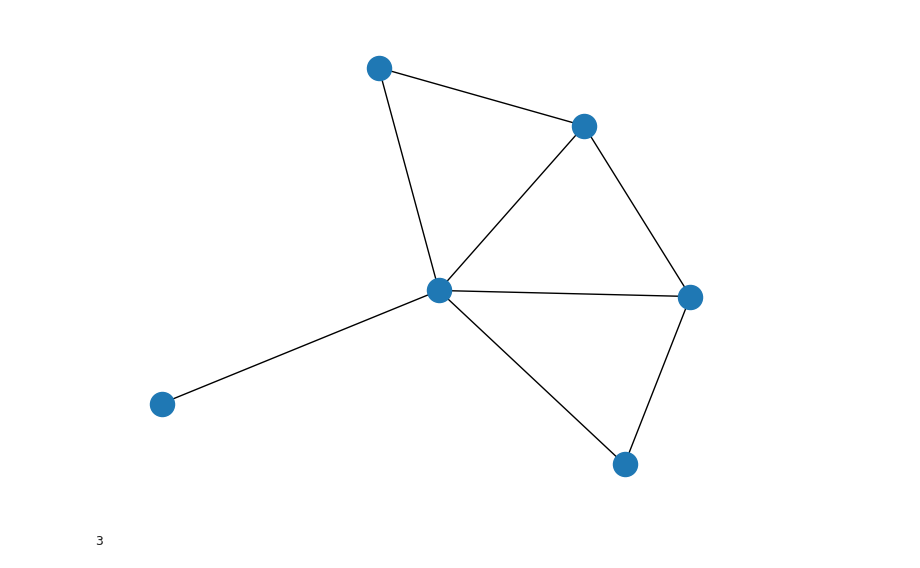
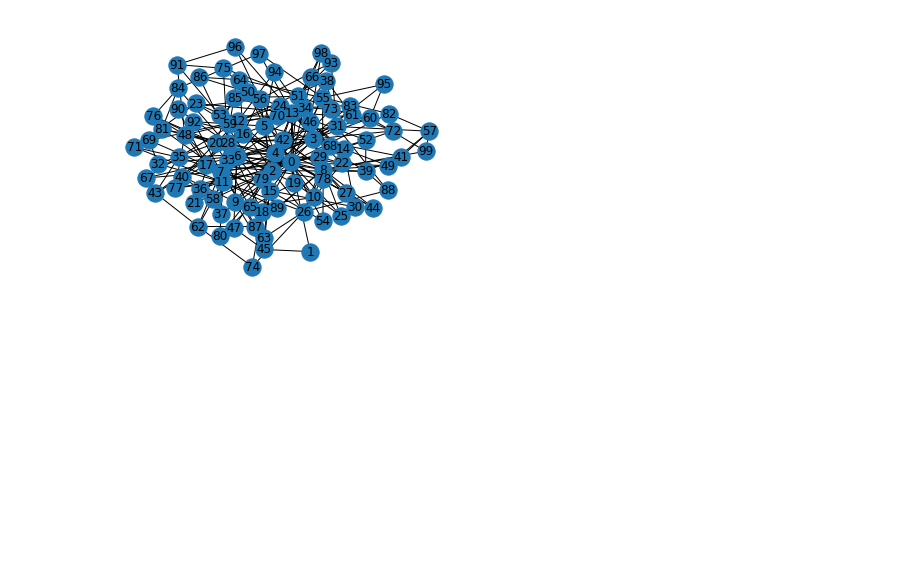
Before and after one commit to ADVIKBAHADUR/AdaptiveNetworks, a Jupyter notebook: GettingToKnowNetworks.ipynb, the cells around one changed output. Cells and saved outputs as stored; diff of their text form; code cells hidden in the pictures; blank space fills up the shorter version.

```diff
--- a/GettingToKnowNetworks.ipynb
+++ b/GettingToKnowNetworks.ipynb
@@ -1,24 +1,23 @@
 # %%
-
 import matplotlib.pyplot as plt
 import networkx as nx
 import pandas as pd
 import numpy as np
 import random
 import copy
-import scipy
+import csv
+from scipy.integrate import odeint
+from pyvis.network import Network
+
+g = nx.Graph()
+g = nx.barabasi_albert_graph(100, 3)
+pos = nx.spring_layout(g)
+
+def draw_graph(nx_graph):
+    fig, axes = plt.subplots(1,1,dpi=72)
+    nx.draw(nx_graph, pos=pos, ax=axes, with_labels=True)
+
+draw_graph(g)
+plt.show()
+# %% [output]
+[figure, added]
-# %%
-g = nx.Graph()
-h = nx.Graph()
-nodes = 6
-adaptive_nodes = 2
-g = nx.barabasi_albert_graph(nodes,2)
-h = g
-nx.draw(g)
-# %% [output]
-[figure, removed]
-# %%
-num = g.degree[1]
-print(num)
-# %% [output]
-3
```
Also changed, not shown: parts of 6 cells of this notebook, 1 other file.
